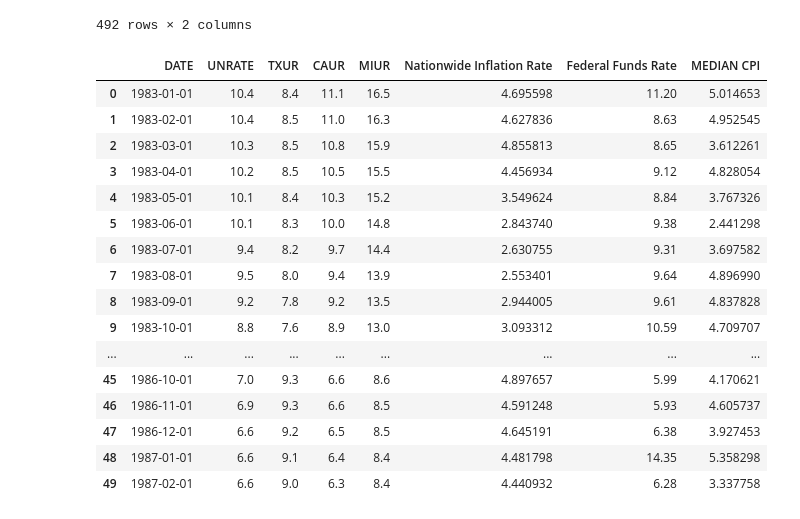
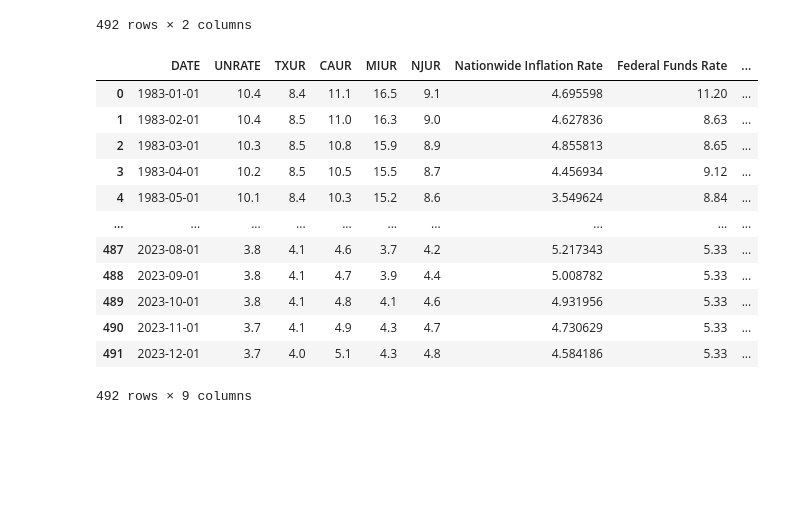
Before and after one commit to ElZackoGrande/Project1_Group2, a Jupyter notebook: Joel_Fred_Data_clean/Working Dataframe through Fred - NO API.ipynb, the cells around one changed output. Drawn from its saved outputs; the diff is of its cells as text; code cells hidden in the pictures; blank space fills up the shorter version.

```diff
--- a/Joel_Fred_Data_clean/Working Dataframe through Fred - NO API.ipynb
+++ b/Joel_Fred_Data_clean/Working Dataframe through Fred - NO API.ipynb
@@ -11,7 +11,8 @@ file_path5="AMERIBOR.csv"
 file_cal_unem="CAUR.csv"
 file_mi_un ="MIUR.csv"
 file_interest="DFF.csv"
-
+file_nj_un="NJUR.csv"
+nj_un_df = pd.read_csv(file_nj_un)
 interest_df = pd.read_csv(file_interest)
 mi_un_df = pd.read_csv(file_mi_un)
 cal_un_df = pd.read_csv(file_cal_unem)
@@ -24,6 +25,7 @@ tx_unemploy = pd.read_csv(file_path4)
 merged=pd.merge(unemployment,tx_unemploy,on="DATE",how="inner")
 merged=pd.merge(merged,cal_un_df,on="DATE",how="inner")
 merged=pd.merge(merged,mi_un_df,on="DATE",how="inner")
+merged=pd.merge(merged,nj_un_df,on="DATE",how="inner")
 merged=pd.merge(merged,inflation,on="DATE",how="inner")
 merged=merged.rename(columns={"CORESTICKM159SFRBATL":"Nationwide Inflation Rate"})
 merged=pd.merge(merged,interest_df,on="DATE",how="inner")
@@ -69,22 +71,18 @@ median_cpi_df
 # %%
 merged = pd.merge(merged,median_cpi_df,on="DATE",how="inner")
 merged = merged.rename(columns={"DFF":"Federal Funds Rate"})
-merged.head(50)
+merged
 # %% [output]
-|  | DATE | UNRATE | TXUR | CAUR | MIUR | Nationwide Inflation Rate | Federal Funds Rate | MEDIAN CPI |
-| 0 | 1983-01-01 | 10.4 | 8.4 | 11.1 | 16.5 | 4.695598 | 11.20 | 5.014653 |
-| 1 | 1983-02-01 | 10.4 | 8.5 | 11.0 | 16.3 | 4.627836 | 8.63 | 4.952545 |
-| 2 | 1983-03-01 | 10.3 | 8.5 | 10.8 | 15.9 | 4.855813 | 8.65 | 3.612261 |
-| 3 | 1983-04-01 | 10.2 | 8.5 | 10.5 | 15.5 | 4.456934 | 9.12 | 4.828054 |
-| 4 | 1983-05-01 | 10.1 | 8.4 | 10.3 | 15.2 | 3.549624 | 8.84 | 3.767326 |
-| 5 | 1983-06-01 | 10.1 | 8.3 | 10.0 | 14.8 | 2.843740 | 9.38 | 2.441298 |
-| 6 | 1983-07-01 | 9.4 | 8.2 | 9.7 | 14.4 | 2.630755 | 9.31 | 3.697582 |
-| 7 | 1983-08-01 | 9.5 | 8.0 | 9.4 | 13.9 | 2.553401 | 9.64 | 4.896990 |
-| 8 | 1983-09-01 | 9.2 | 7.8 | 9.2 | 13.5 | 2.944005 | 9.61 | 4.837828 |
-| 9 | 1983-10-01 | 8.8 | 7.6 | 8.9 | 13.0 | 3.093312 | 10.59 | 4.709707 |
-| ... | ... | ... | ... | ... | ... | ... | ... | ... |
-| 45 | 1986-10-01 | 7.0 | 9.3 | 6.6 | 8.6 | 4.897657 | 5.99 | 4.170621 |
-| 46 | 1986-11-01 | 6.9 | 9.3 | 6.6 | 8.5 | 4.591248 | 5.93 | 4.605737 |
-| 47 | 1986-12-01 | 6.6 | 9.2 | 6.5 | 8.5 | 4.645191 | 6.38 | 3.927453 |
-| 48 | 1987-01-01 | 6.6 | 9.1 | 6.4 | 8.4 | 4.481798 | 14.35 | 5.358298 |
-| 49 | 1987-02-01 | 6.6 | 9.0 | 6.3 | 8.4 | 4.440932 | 6.28 | 3.337758 |
+|  | DATE | UNRATE | TXUR | CAUR | MIUR | NJUR | Nationwide Inflation Rate | Federal Funds Rate | ... |
+| 0 | 1983-01-01 | 10.4 | 8.4 | 11.1 | 16.5 | 9.1 | 4.695598 | 11.20 | ... |
+| 1 | 1983-02-01 | 10.4 | 8.5 | 11.0 | 16.3 | 9.0 | 4.627836 | 8.63 | ... |
+| 2 | 1983-03-01 | 10.3 | 8.5 | 10.8 | 15.9 | 8.9 | 4.855813 | 8.65 | ... |
+| 3 | 1983-04-01 | 10.2 | 8.5 | 10.5 | 15.5 | 8.7 | 4.456934 | 9.12 | ... |
+| 4 | 1983-05-01 | 10.1 | 8.4 | 10.3 | 15.2 | 8.6 | 3.549624 | 8.84 | ... |
+| ... | ... | ... | ... | ... | ... | ... | ... | ... | ... |
+| 487 | 2023-08-01 | 3.8 | 4.1 | 4.6 | 3.7 | 4.2 | 5.217343 | 5.33 | ... |
+| 488 | 2023-09-01 | 3.8 | 4.1 | 4.7 | 3.9 | 4.4 | 5.008782 | 5.33 | ... |
+| 489 | 2023-10-01 | 3.8 | 4.1 | 4.8 | 4.1 | 4.6 | 4.931956 | 5.33 | ... |
+| 490 | 2023-11-01 | 3.7 | 4.1 | 4.9 | 4.3 | 4.7 | 4.730629 | 5.33 | ... |
+| 491 | 2023-12-01 | 3.7 | 4.0 | 5.1 | 4.3 | 4.8 | 4.584186 | 5.33 | ... |
+492 rows × 9 columns
```
Also changed, not shown: parts of 4 cells of this notebook, 1 other file.
